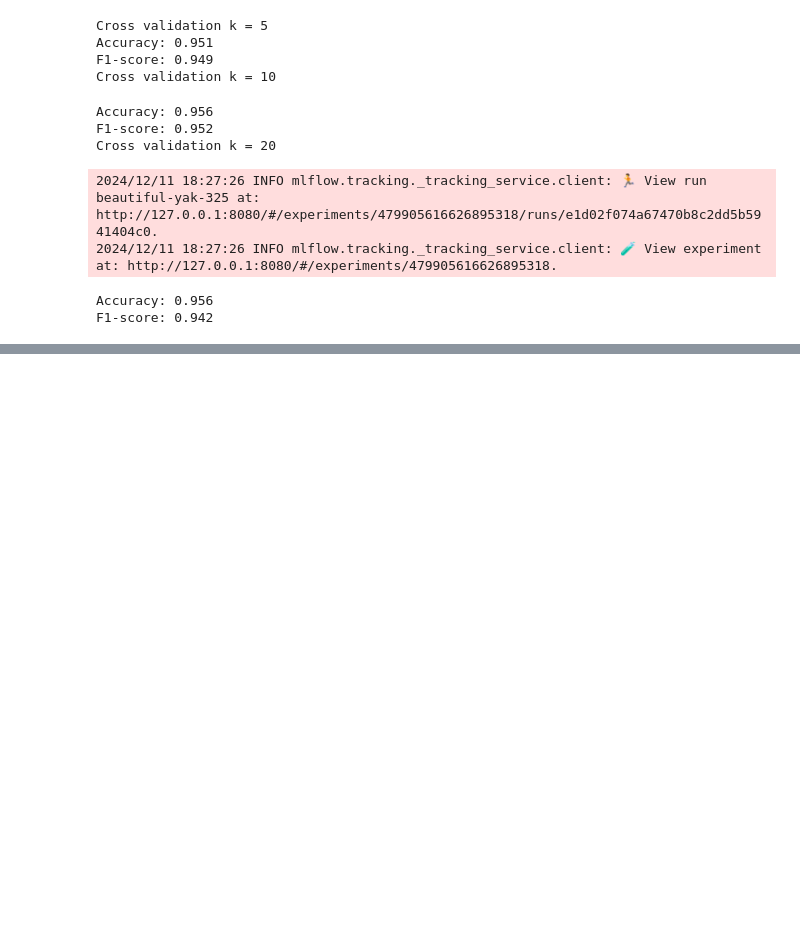
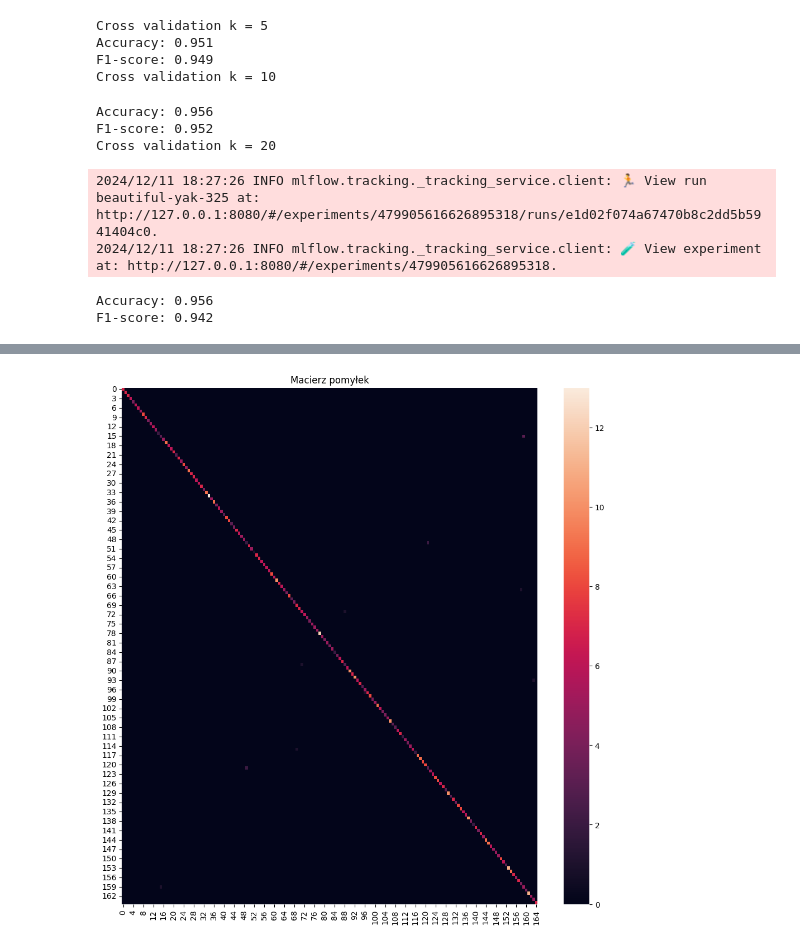
Before and after one commit to KacperUrban/Machine-learning-course, a Jupyter notebook: notebooks/Projekt_nr_3.ipynb, the cells around one changed output, grey strips where cells are left out. Saved outputs shown, nothing was run; the diff lists cells and outputs as text; code cells hidden in the pictures; blank space fills up the shorter version.

```diff
--- a/notebooks/Projekt_nr_3.ipynb
+++ b/notebooks/Projekt_nr_3.ipynb
@@ -262,0 +365,7 @@ Model xgboost jest porównywalny do lasów losowych i drzew decyzyjnych. Podczas
+# %%
+clf = RandomForestClassifier(random_state=42)
+for k in [3, 4, 5, 6, 7, 8]:
+    print(f"Trening dla k: {k}")
+    smote = SMOTE(sampling_strategy=sampling_strat, k_neighbors=k, random_state=42)
+    X_res, y_res = smote.fit_resample(X, y_pok)
+    train_aug(clf, X_res, y_res, "Random forest", 30, k)
@@ -262,0 +445,7 @@ Model xgboost jest porównywalny do lasów losowych i drzew decyzyjnych. Podczas
+# %%
+clf = DecisionTreeClassifier(random_state=42)
+for k in [3, 4, 5, 6, 7, 8]:
+    print(f"Trening dla k: {k}")
+    smote = SMOTE(sampling_strategy=sampling_strat, k_neighbors=k, random_state=42)
+    X_res, y_res = smote.fit_resample(X, y_pok)
+    train_aug(clf, X_res, y_res, "Decision tree", 30, k)
@@ -262,0 +535,5 @@ Model xgboost jest porównywalny do lasów losowych i drzew decyzyjnych. Podczas
+# %%
+clf = RandomForestClassifier(random_state=42)
+plot_confusion_matrix(clf, X_res, y_res)
+# %% [output]
+[figure, added]
```
Also changed, not shown: parts of 35 cells of this notebook.
